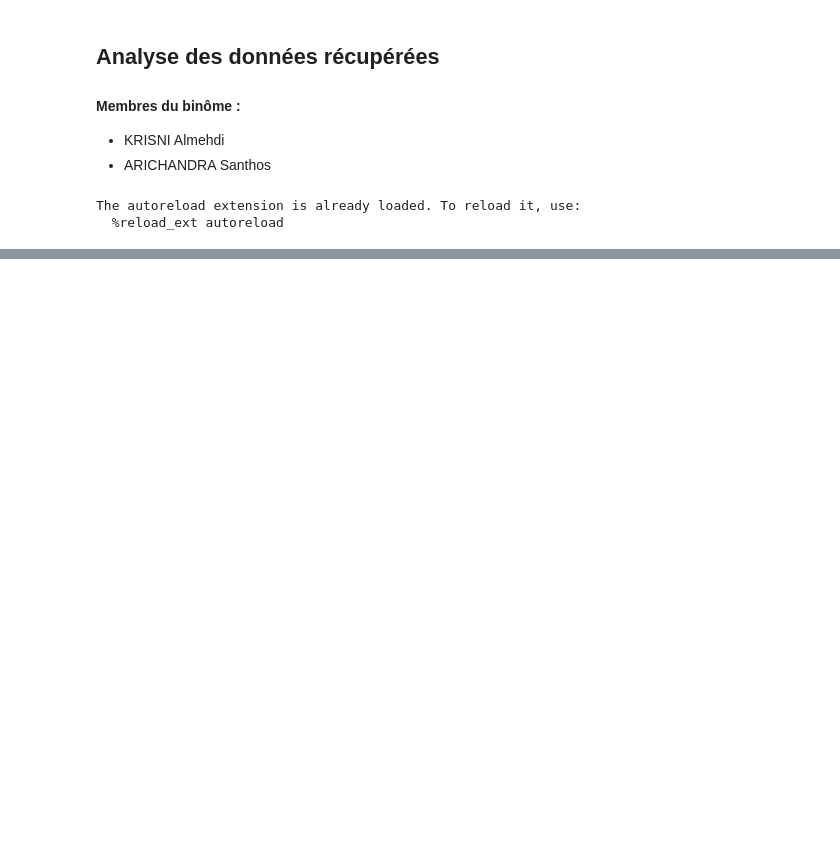
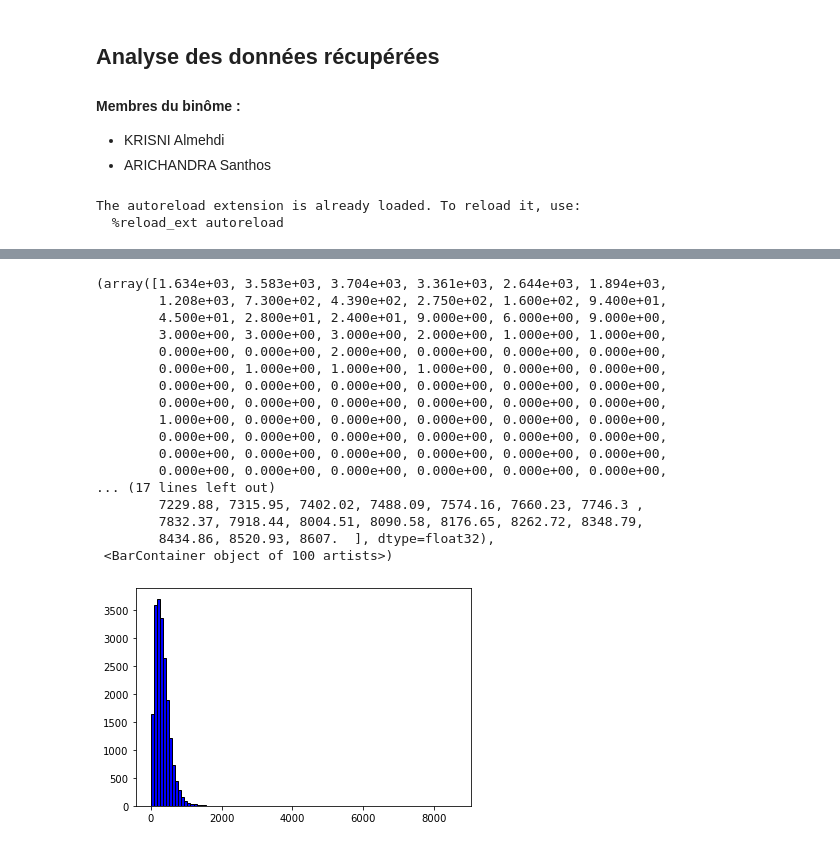
Before and after one commit to almehdiKrisni/Projet-RI-Recreation-Papier-Scientifique, a Jupyter notebook: dataAnalysis.ipynb, the cells around one changed output, grey strips where cells are left out. Saved outputs shown, nothing was run; the diff lists cells and outputs as text; code cells hidden in the pictures; blank space fills up the shorter version.

```diff
--- a/dataAnalysis.ipynb
+++ b/dataAnalysis.ipynb
@@ -72,0 +99,22 @@ ValueError: No variables found for grid columns.
+# %%
+# matplotlib histogram
+plt.hist(caloriesdata, color = 'blue', edgecolor = 'black', bins = 100)
+# %% [output]
+(array([1.634e+03, 3.583e+03, 3.704e+03, 3.361e+03, 2.644e+03, 1.894e+03,
+        1.208e+03, 7.300e+02, 4.390e+02, 2.750e+02, 1.600e+02, 9.400e+01,
+        4.500e+01, 2.800e+01, 2.400e+01, 9.000e+00, 6.000e+00, 9.000e+00,
+        3.000e+00, 3.000e+00, 3.000e+00, 2.000e+00, 1.000e+00, 1.000e+00,
+        0.000e+00, 0.000e+00, 2.000e+00, 0.000e+00, 0.000e+00, 0.000e+00,
+        0.000e+00, 1.000e+00, 1.000e+00, 1.000e+00, 0.000e+00, 0.000e+00,
+        0.000e+00, 0.000e+00, 0.000e+00, 0.000e+00, 0.000e+00, 0.000e+00,
+        0.000e+00, 0.000e+00, 0.000e+00, 0.000e+00, 0.000e+00, 0.000e+00,
+        1.000e+00, 0.000e+00, 0.000e+00, 0.000e+00, 0.000e+00, 0.000e+00,
+        0.000e+00, 0.000e+00, 0.000e+00, 0.000e+00, 0.000e+00, 0.000e+00,
+        0.000e+00, 0.000e+00, 0.000e+00, 0.000e+00, 0.000e+00, 0.000e+00,
+        0.000e+00, 0.000e+00, 0.000e+00, 0.000e+00, 0.000e+00, 0.000e+00,
+... (17 lines left out)
+        7229.88, 7315.95, 7402.02, 7488.09, 7574.16, 7660.23, 7746.3 ,
+        7832.37, 7918.44, 8004.51, 8090.58, 8176.65, 8262.72, 8348.79,
+        8434.86, 8520.93, 8607.  ], dtype=float32),
+ <BarContainer object of 100 artists>)
+[figure, added]
```
Also changed, not shown: parts of 8 cells of this notebook, 43 other files.
